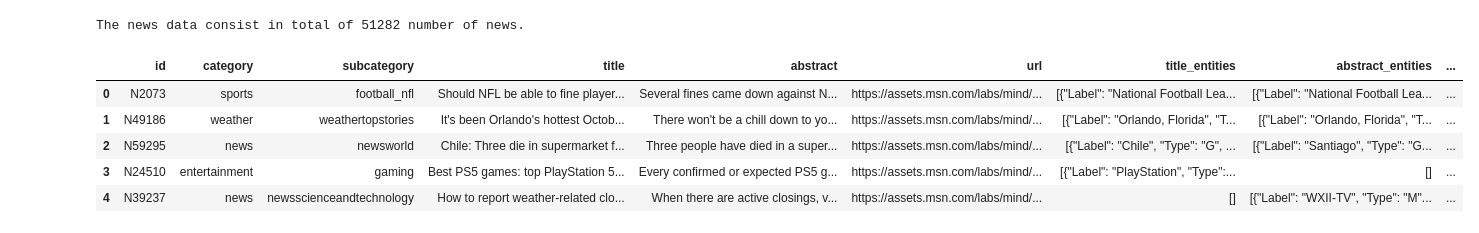
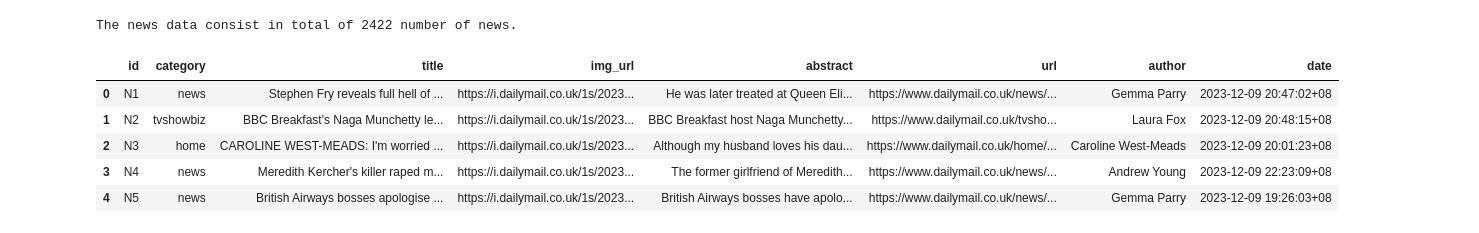
Before and after one commit to yvesaur/recome, a Jupyter notebook: server/data/recome_user1.ipynb, the cells around one changed output. Drawn from its saved outputs; the diff is of its cells as text; code cells hidden in the pictures.

```diff
--- a/server/data/recome_user1.ipynb
+++ b/server/data/recome_user1.ipynb
@@ -68,25 +68,25 @@ raw_behaviour.head()
 # %%
 # Execute a query for news
-cur.execute("SELECT * FROM news1")
+cur.execute("SELECT * FROM news5")
 # Fetch all the rows for news
 rows = cur.fetchall()
 column_names = [desc[0] for desc in cur.description] # Get the column names
 news = pd.DataFrame(rows, columns=column_names) # Create a DataFrame from the rows, with the column names
 print(f"The news data consist in total of {len(news)} number of news.")
 
 # Build index of items
 ind2item = {idx +1: itemid for idx, itemid in enumerate(news['id'].values)}
 item2ind = {itemid : idx for idx, itemid in ind2item.items()}
 
 news.head()
 # %% [output]
-The news data consist in total of 51282 number of news.
+The news data consist in total of 2422 number of news.
-|  | id | category | subcategory | title | abstract | url | title_entities | abstract_entities | ... |
-| 0 | N2073 | sports | football_nfl | Should NFL be able to fine player... | Several fines came down against N... | https://assets.msn.com/labs/mind/... | [{"Label": "National Football Lea... | [{"Label": "National Football Lea... | ... |
-| 1 | N49186 | weather | weathertopstories | It's been Orlando's hottest Octob... | There won't be a chill down to yo... | https://assets.msn.com/labs/mind/... | [{"Label": "Orlando, Florida", "T... | [{"Label": "Orlando, Florida", "T... | ... |
-| 2 | N59295 | news | newsworld | Chile: Three die in supermarket f... | Three people have died in a super... | https://assets.msn.com/labs/mind/... | [{"Label": "Chile", "Type": "G", ... | [{"Label": "Santiago", "Type": "G... | ... |
-| 3 | N24510 | entertainment | gaming | Best PS5 games: top PlayStation 5... | Every confirmed or expected PS5 g... | https://assets.msn.com/labs/mind/... | [{"Label": "PlayStation", "Type":... | [] | ... |
-| 4 | N39237 | news | newsscienceandtechnology | How to report weather-related clo... | When there are active closings, v... | https://assets.msn.com/labs/mind/... | [] | [{"Label": "WXII-TV", "Type": "M"... | ... |
+|  | id | category | title | img_url | abstract | url | author | date |
+| 0 | N1 | news | Stephen Fry reveals full hell of ... | https://i.dailymail.co.uk/1s/2023... | He was later treated at Queen Eli... | https://www.dailymail.co.uk/news/... | Gemma Parry | 2023-12-09 20:47:02+08 |
+| 1 | N2 | tvshowbiz | BBC Breakfast's Naga Munchetty le... | https://i.dailymail.co.uk/1s/2023... | BBC Breakfast host Naga Munchetty... | https://www.dailymail.co.uk/tvsho... | Laura Fox | 2023-12-09 20:48:15+08 |
+| 2 | N3 | home | CAROLINE WEST-MEADS: I'm worried ... | https://i.dailymail.co.uk/1s/2023... | Although my husband loves his dau... | https://www.dailymail.co.uk/home/... | Caroline West-Meads | 2023-12-09 20:01:23+08 |
+| 3 | N4 | news | Meredith Kercher's killer raped m... | https://i.dailymail.co.uk/1s/2023... | The former girlfriend of Meredith... | https://www.dailymail.co.uk/news/... | Andrew Young | 2023-12-09 22:23:09+08 |
+| 4 | N5 | news | British Airways bosses apologise ... | https://i.dailymail.co.uk/1s/2023... | British Airways bosses have apolo... | https://www.dailymail.co.uk/news/... | Gemma Parry | 2023-12-09 19:26:03+08 |
 # %%
 # Indexize click history field
 def process_click_history(s):
```
Also changed, not shown: parts of 14 cells of this notebook, 42 other files.
